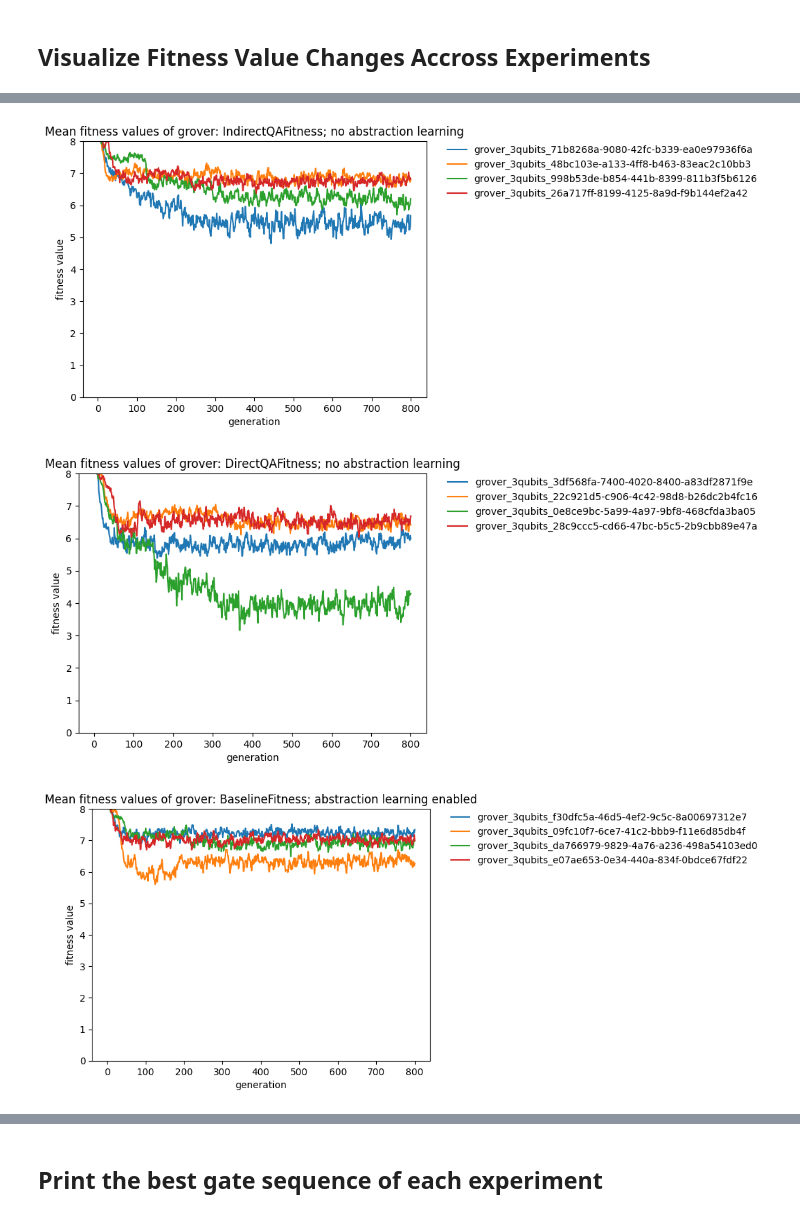
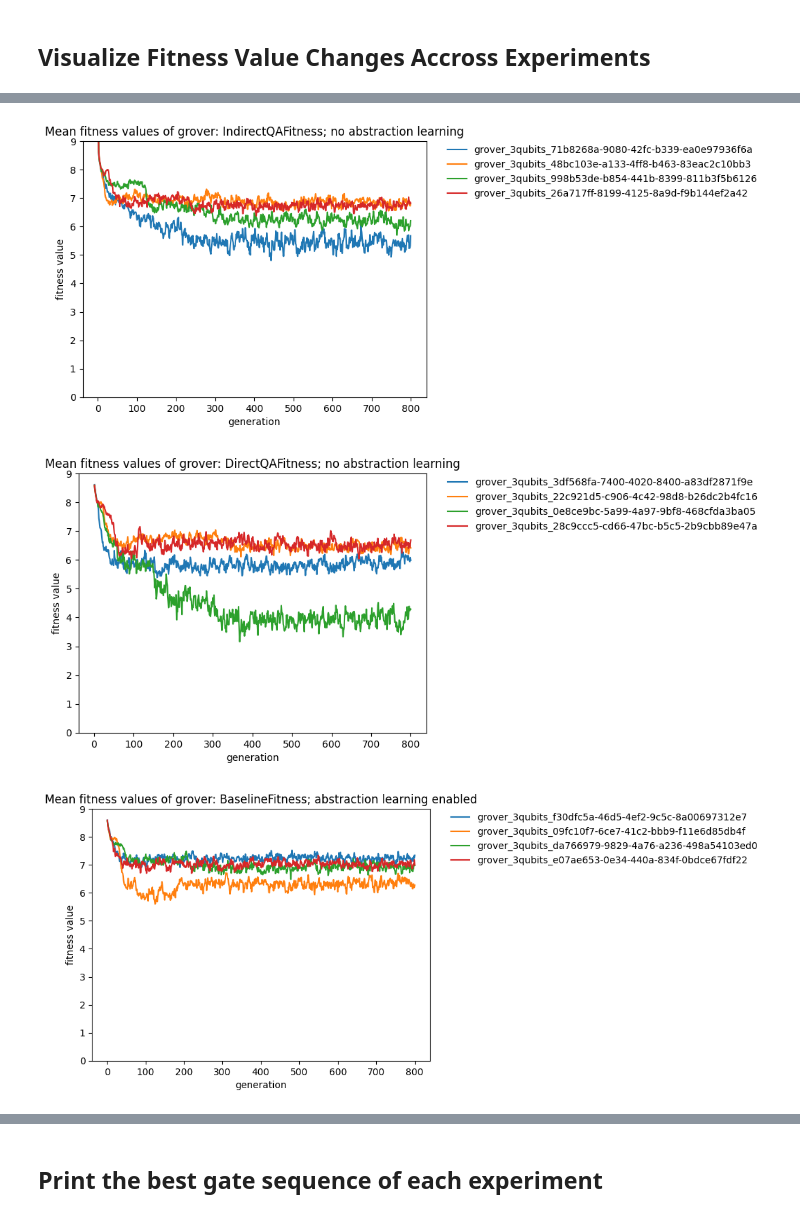
Before and after one commit to westoun/gp4qc, a Jupyter notebook: evaluation.ipynb, the cells around one changed output, grey strips where cells are left out. Drawn from its saved outputs; the diff is of its cells as text; code cells hidden in the pictures.

```diff
--- a/evaluation.ipynb
+++ b/evaluation.ipynb
@@ -105,7 +105,7 @@ for experiment_id in experiment_ids:
     ax.plot(current_fitness_values["generation"], current_fitness_values["mean_fitness_value"])
     ax.set_xlabel("generation")
     ax.set_ylabel("fitness value")
-    ax.set_ylim([0, 8])
+    ax.set_ylim([0, 9])
 
     print(f"Experiment Id: {experiment_id}")
     print(f"\tConfiguration: {configuration}")
@@ -161,7 +161,7 @@ for configuration in configurations:
         ax.plot(current_fitness_values["generation"], current_fitness_values["mean_fitness_value"])
         ax.set_xlabel("generation")
         ax.set_ylabel("fitness value")
-        ax.set_ylim([0, 8])
+        ax.set_ylim([0, 9])
         ax = plt.subplot()
 
     plt.legend(legend, bbox_to_anchor=(1.05, 1), loc='upper left', borderaxespad=0, framealpha=0)
@@ -173,3 +173,3 @@ for configuration in configurations:
-[figure, old version]
+[figure, new version]
-[figure, old version]
+[figure, new version]
-[figure, old version]
+[figure, new version]
```
Also changed, not shown: parts of 4 cells of this notebook.
